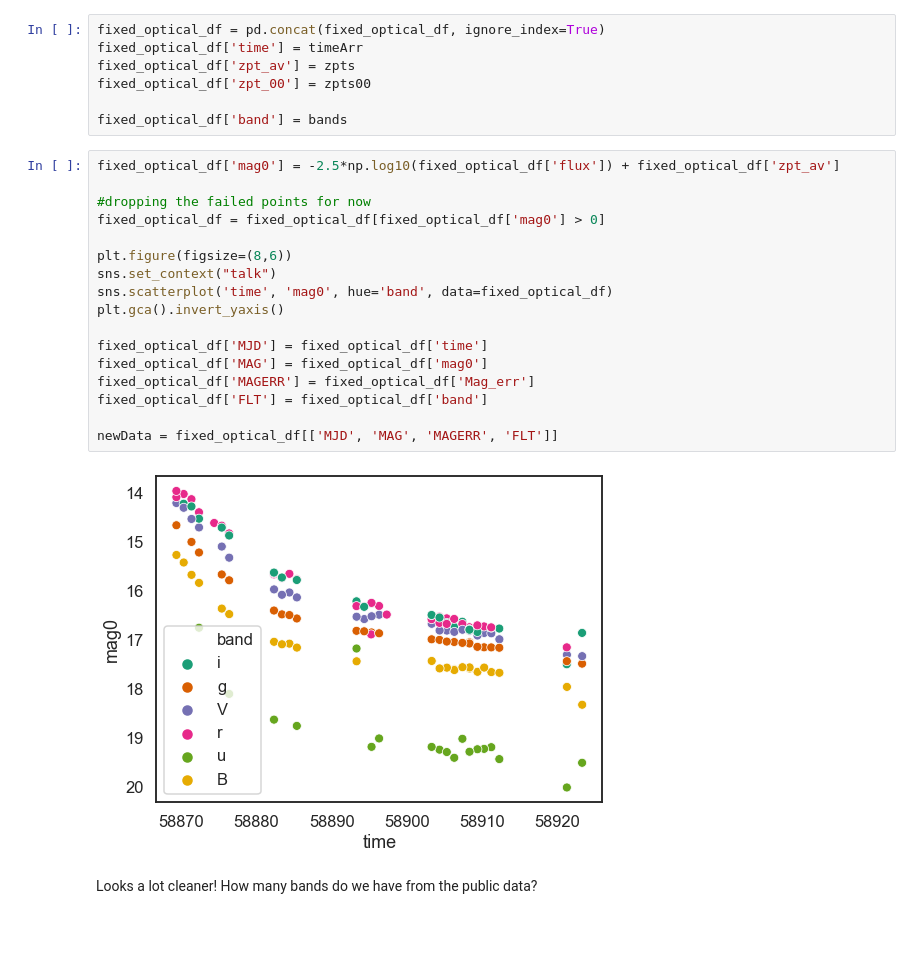
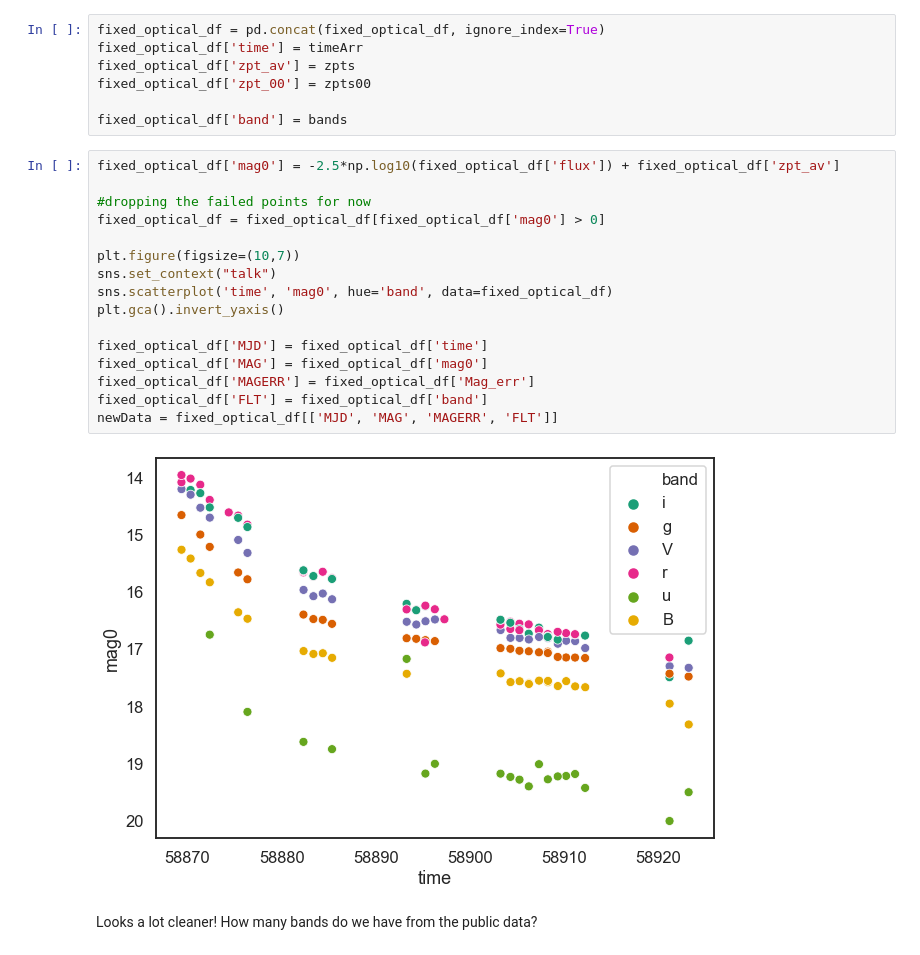
Before and after one commit to archipleym/melalexcharmicyrus_final, a Jupyter notebook: Alex_Sandbox.ipynb, the cells around one changed output. Drawn from its saved outputs; the diff is of its cells as text.

```diff
--- a/Alex_Sandbox.ipynb
+++ b/Alex_Sandbox.ipynb
@@ -104,22 +104,21 @@ fixed_optical_df['band'] = bands
 # %%
 fixed_optical_df['mag0'] = -2.5*np.log10(fixed_optical_df['flux']) + fixed_optical_df['zpt_av']
 
 #dropping the failed points for now
 fixed_optical_df = fixed_optical_df[fixed_optical_df['mag0'] > 0]
 
-plt.figure(figsize=(8,6))
+plt.figure(figsize=(10,7))
 sns.set_context("talk")
 sns.scatterplot('time', 'mag0', hue='band', data=fixed_optical_df)
 plt.gca().invert_yaxis()
 
 fixed_optical_df['MJD'] = fixed_optical_df['time']
 fixed_optical_df['MAG'] = fixed_optical_df['mag0']
 fixed_optical_df['MAGERR'] = fixed_optical_df['Mag_err']
 fixed_optical_df['FLT'] = fixed_optical_df['band']
-
 newData = fixed_optical_df[['MJD', 'MAG', 'MAGERR', 'FLT']]
 # %% [output]
-[figure, old version]
+[figure, new version]
 # %% [markdown]
 Looks a lot cleaner! How many bands do we have from the public data?
 # %%
```
Also changed, not shown: parts of 31 cells of this notebook, 6 other files.
